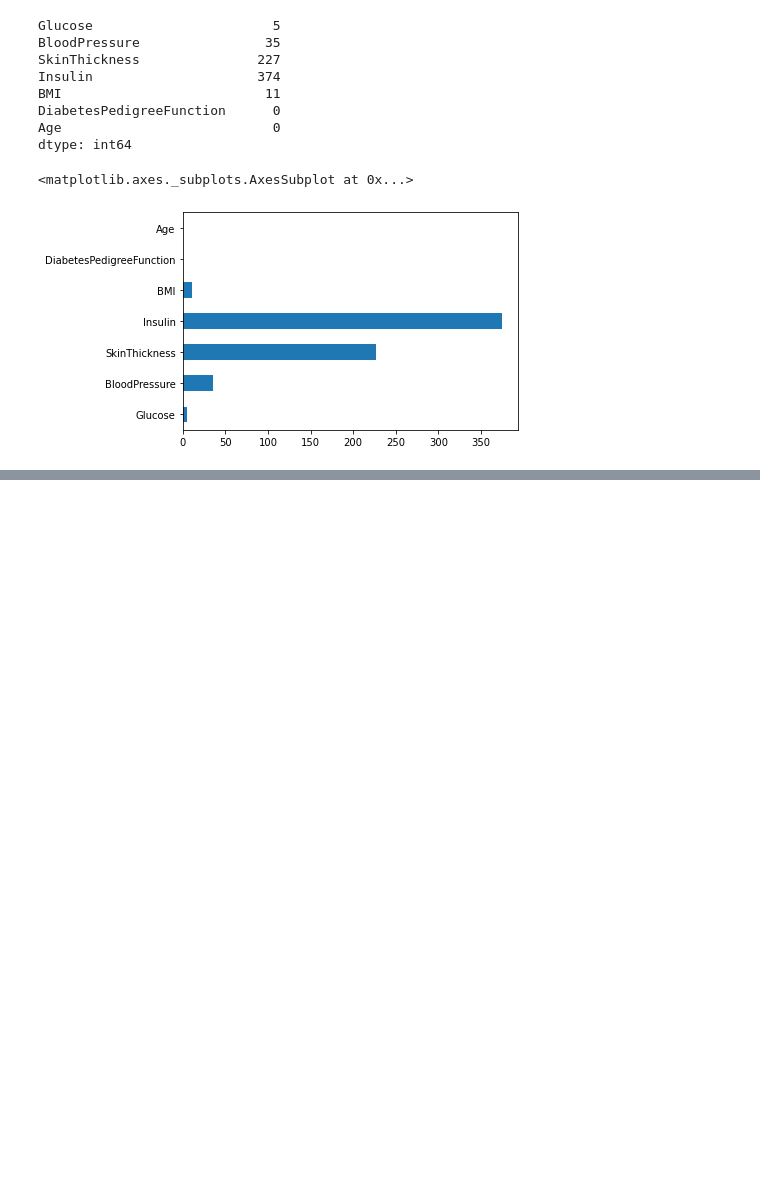
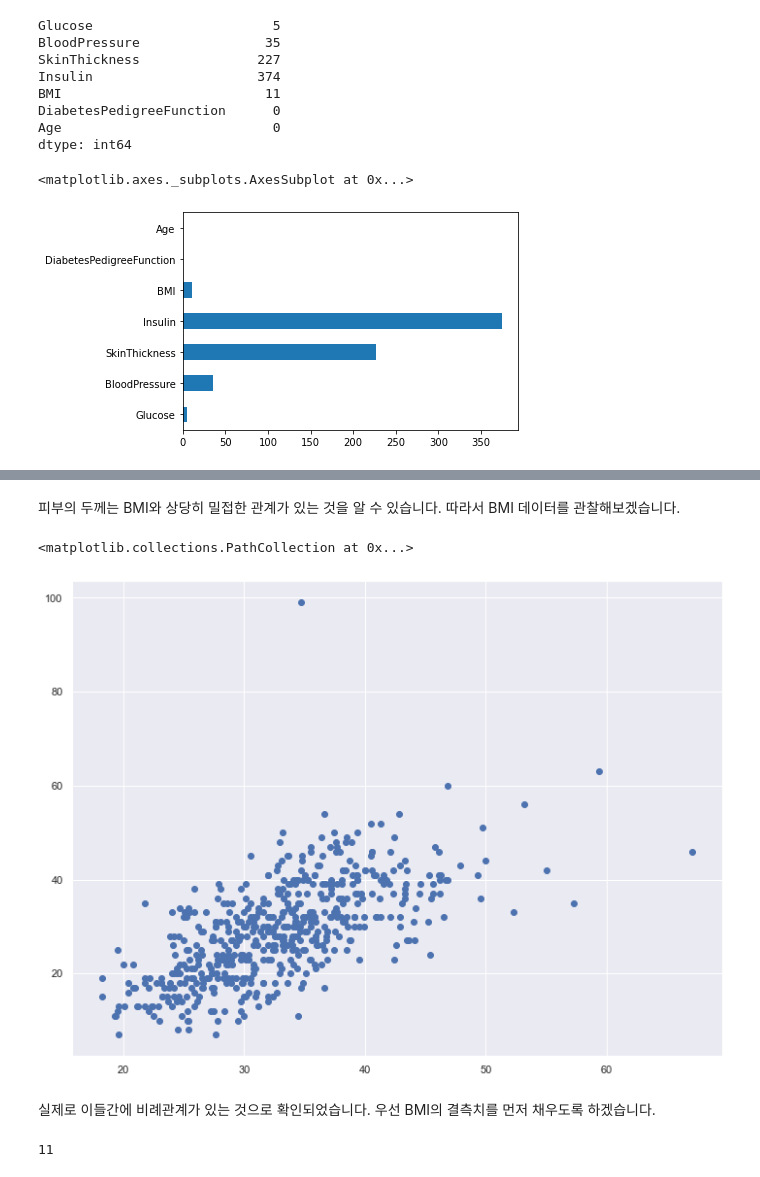
Before and after one commit to hyunwoongko/bigdata-lecture, a Jupyter notebook: _notebooks/05_02_의사결정_트리.ipynb, the cells around one changed output, grey strips where cells are left out. Cells and saved outputs as stored; diff of their text form; code cells hidden in the pictures; blank space fills up the shorter version.

```diff
--- a/_notebooks/05_02_의사결정_트리.ipynb
+++ b/_notebooks/05_02_의사결정_트리.ipynb
@@ -402,0 +560,14 @@ Age와 DiabetesPedigreeFunction는 0인 데이터가 없고, 나머지는 0인
+# %% [markdown]
+피부의 두께는 BMI와 상당히 밀접한 관계가 있는 것을 알 수 있습니다. 따라서 BMI 데이터를 관찰해보겠습니다.
+# %%
+plt.scatter(dataset['BMI'], dataset['SkinThickness'])
+# %% [output]
+<matplotlib.collections.PathCollection at 0x...>
+[figure, added]
+# %% [markdown]
+실제로 이들간에 비례관계가 있는 것으로 확인되었습니다. 우선 BMI의 결측치를 먼저 채우도록 하겠습니다.
+# %%
+dataset.BMI.isnull().sum()
+# 11개의 결측치 보유
+# %% [output]
+11
```
Also changed, not shown: parts of 28 cells of this notebook.
